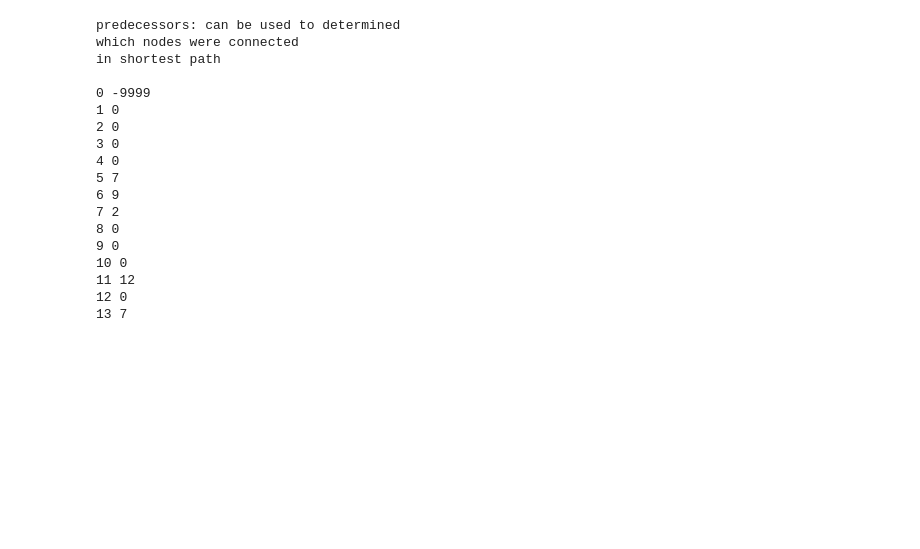
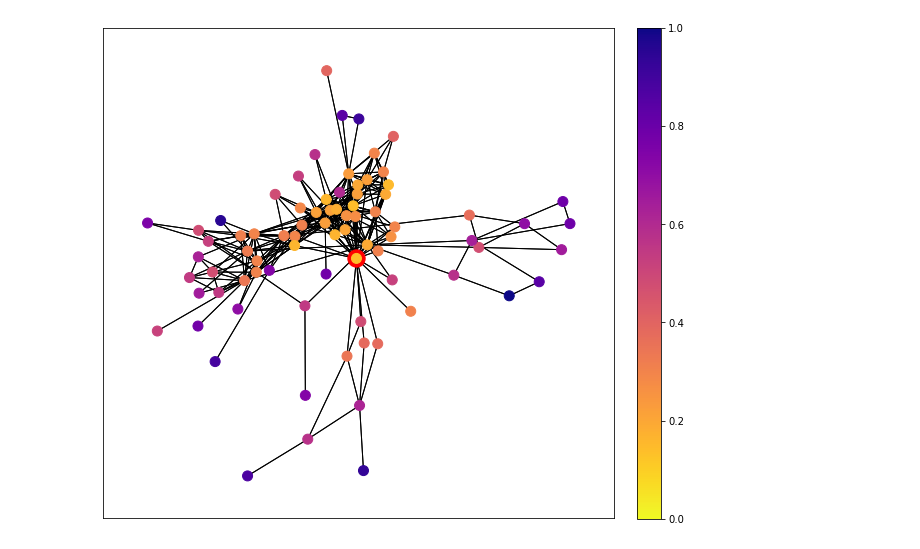
Before and after one commit to michellab/RBFENN, a Jupyter notebook: CLI/network_scoring/dijkstra_scoring.ipynb, the cells around one changed output. Drawn from its saved outputs; the diff is of its cells as text; code cells hidden in the pictures; blank space fills up the shorter version.

Commit message:
add visualise networks with heatmap of dijksta scores

```diff
--- a/CLI/network_scoring/dijkstra_scoring.ipynb
+++ b/CLI/network_scoring/dijkstra_scoring.ipynb
@@ -57,0 +50,11 @@ edges from RBFENN
+# %%
+# Finds the node with greatest number of edges
+# Assumed to be origin of graph
+# Can define this as the reference ligand
+all_nodes_in_graph = (row_idx+col_idx)
+counts = []
+for i in range(shape):
+    counts.append((i,all_nodes_in_graph.count(i)))
+best_connected_node = max(counts, key=lambda x: x[1])
+print(f"index: {best_connected_node[0]}, edges: {best_connected_node[1]}")
+origin = best_connected_node[0]
@@ -80,23 +88,7 @@ Calculated Dijkstra scores (shortest path to node = 0)
 # %%
-print("predecessors: can be used to determined\nwhich nodes were connected \nin shortest path\n")
+#print("predecessors: can be used to determined\nwhich nodes were connected \nin shortest path\n")
+shortest_path_edges = []
 for counter,line in enumerate(predecessors):
-    print(counter, line)
+    shortest_path_edges.append((counter, line))
+shortest_path_edges.remove((origin, -9999))
+#shortest_path_edges
-# %% [output]
-predecessors: can be used to determined
-which nodes were connected
-in shortest path
-
-0 -9999
-1 0
-2 0
-3 0
-4 0
-5 7
-6 9
-7 2
-8 0
-9 0
-10 0
-11 12
-12 0
-13 7
@@ -102,0 +99,42 @@ in shortest path
+# %%
+second_smallest = dist_matrix[np.argpartition(dist_matrix, 2)][1]
+node_colours = dist_matrix.copy()
+node_colours[node_colours == 0. ] = second_smallest
+# %%
+# Visualise RBFENN network, without molecules
+
+fig = plt.gcf()
+ax = fig.add_subplot(111)
+ax.set_aspect('equal', adjustable='box')
+fig.set_size_inches(10,10)
+
+
+G = nx.from_scipy_sparse_matrix(graph)
+
+pos = nx.spring_layout(G, seed=4)
+nx.draw_networkx_edges(G, pos, width=1) # draw all edges
+#nx.draw_networkx_edges(G, pos, edgelist=shortest_path_edges, width=3, edge_color="r") # draw highlighted edges
+
+
+nx.draw_networkx_nodes(G, pos, nodelist=[origin], node_size=300, node_color="r") # Highlight origin node
+
+
+#variables
+cmap="plasma_r"
+vmin = 0
+vmax = 1 #Strictly defining min and max keeps networks comparable
+         #vmax = np.amax(node_colours)
+
+nx.draw_networkx(G, pos,
+                 node_color=node_colours, cmap=cmap,vmin=vmin, vmax=vmax,
+                 labels=labeldict, with_labels=False,
+                 node_size=100, node_shape="o")
+
+
+sm = plt.cm.ScalarMappable(cmap=cmap, norm=plt.Normalize(vmin = vmin, vmax=vmax))
+plt.colorbar(sm,fraction=0.044, pad=0.04)
+
+
+plt.show()
+# %% [output]
+[figure, added]
```
Also changed, not shown: parts of 16 cells of this notebook.
